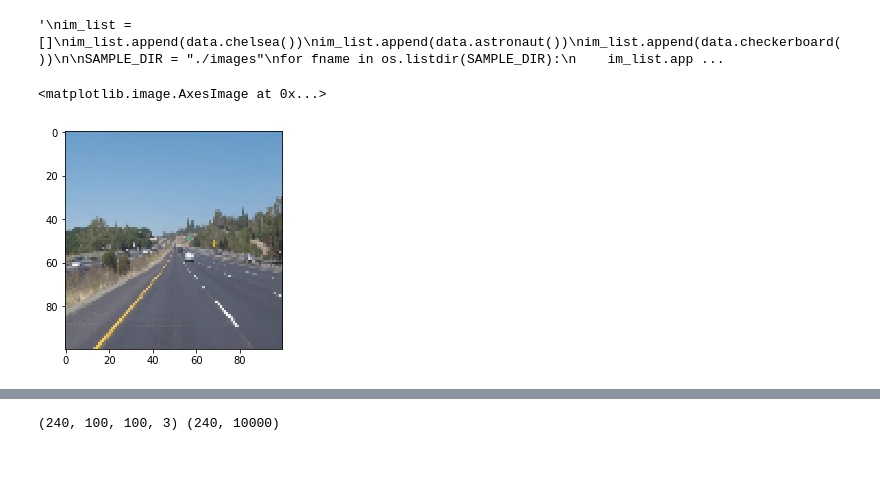
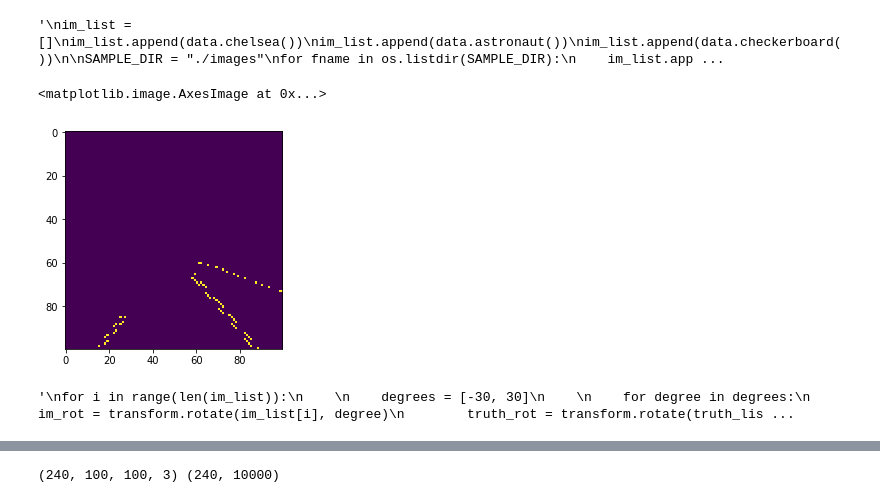
Before and after one commit to tempflip/deep_lanes, a Jupyter notebook: generative_model_explore.ipynb, the cells around one changed output, grey strips where cells are left out. Cells and saved outputs as stored; diff of their text form; code cells hidden in the pictures; blank space fills up the shorter version.

```diff
--- a/generative_model_explore.ipynb
+++ b/generative_model_explore.ipynb
@@ -65,10 +68,10 @@ for i in range(N):
     im_list.append(im)
     truth_list.append(lanes)
 # %%
-plt.imshow(im_list[5])
+plt.imshow(truth_list[40])
 # %% [output]
 <matplotlib.image.AxesImage at 0x...>
-[figure, old version]
+[figure, new version]
 # %%
 # generating more training data
 #########
@@ -81,3 +84,18 @@ for i in range(len(im_list)):
 for i in range(len(im_list)):
     im_list.append(np.flip(im_list[i], axis = 1))
     truth_list.append(np.flip(truth_list[i], axis = 1))
+
+# rotate
+"""
+for i in range(len(im_list)):
+
+    degrees = [-30, 30]
+
+    for degree in degrees:
+        im_rot = transform.rotate(im_list[i], degree)
+        truth_rot = transform.rotate(truth_list[i], degree)
+        im_list.append(im_rot)
+        truth_list.append(truth_rot)
+"""
+# %% [output]
+'\nfor i in range(len(im_list)):\n    \n    degrees = [-30, 30]\n    \n    for degree in degrees:\n        im_rot = transform.rotate(im_list[i], degree)\n        truth_rot = transform.rotate(truth_lis ...
```
Also changed, not shown: parts of 10 cells of this notebook.
